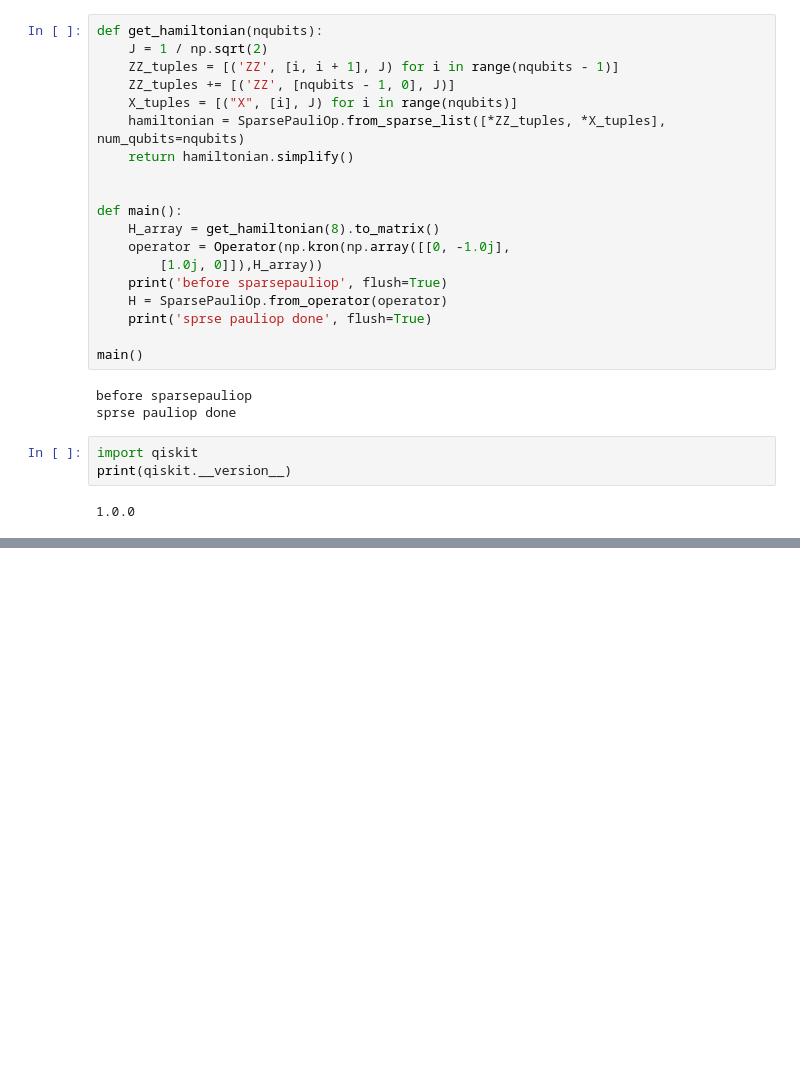
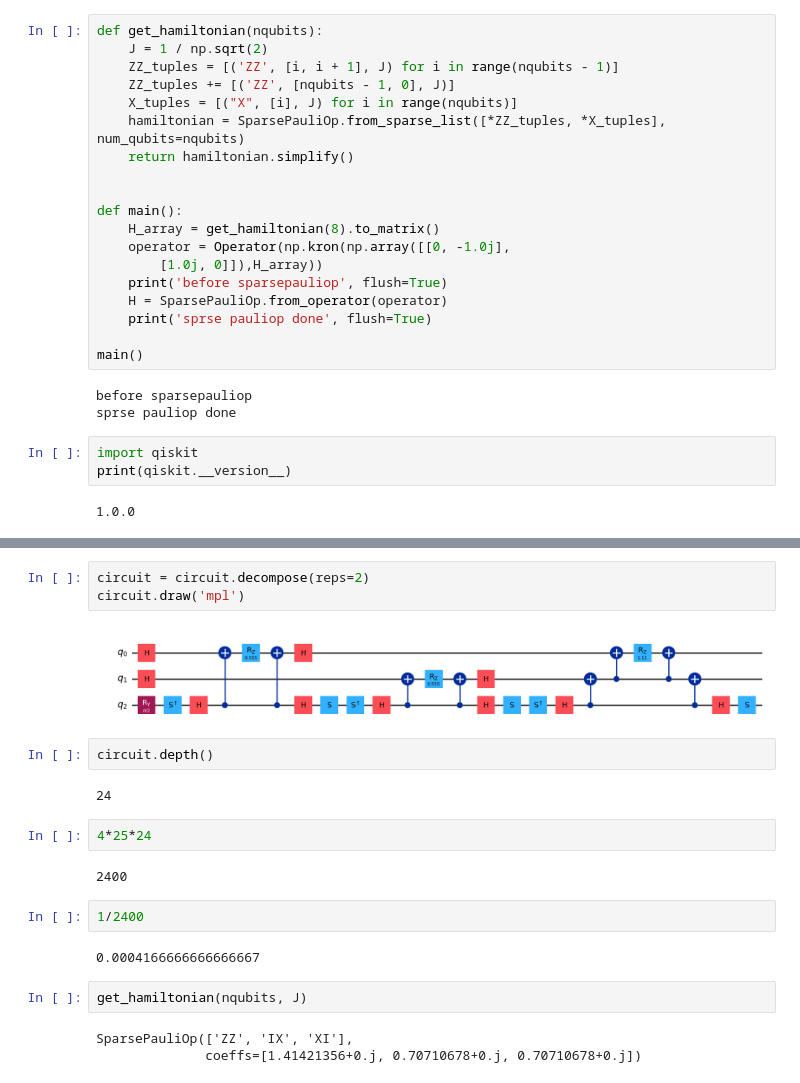
Before and after one commit to schauu/vqe_U, a Jupyter notebook: TrotterQRTE/post-selection with trotter.ipynb, the cells around one changed output, grey strips where cells are left out. Cells and saved outputs as stored; diff of their text form; blank space fills up the shorter version.

```diff
--- a/TrotterQRTE/post-selection with trotter.ipynb
+++ b/TrotterQRTE/post-selection with trotter.ipynb
@@ -668,0 +714,22 @@ print(qiskit.__version__)
+# %%
+circuit = circuit.decompose(reps=2)
+circuit.draw('mpl')
+# %% [output]
+[figure, added]
+# %%
+circuit.depth()
+# %% [output]
+24
+# %%
+4*25*24
+# %% [output]
+2400
+# %%
+1/2400
+# %% [output]
+0.0004166666666666667
+# %%
+get_hamiltonian(nqubits, J)
+# %% [output]
+SparsePauliOp(['ZZ', 'IX', 'XI'],
+              coeffs=[1.41421356+0.j, 0.70710678+0.j, 0.70710678+0.j])
```
Also changed, not shown: parts of 6 cells of this notebook, 23 other files.
